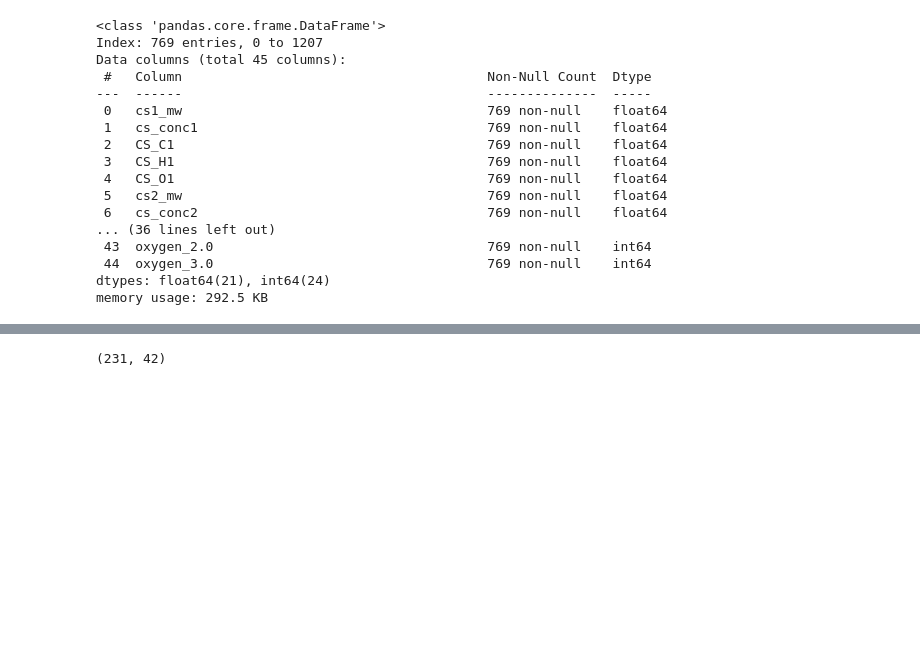
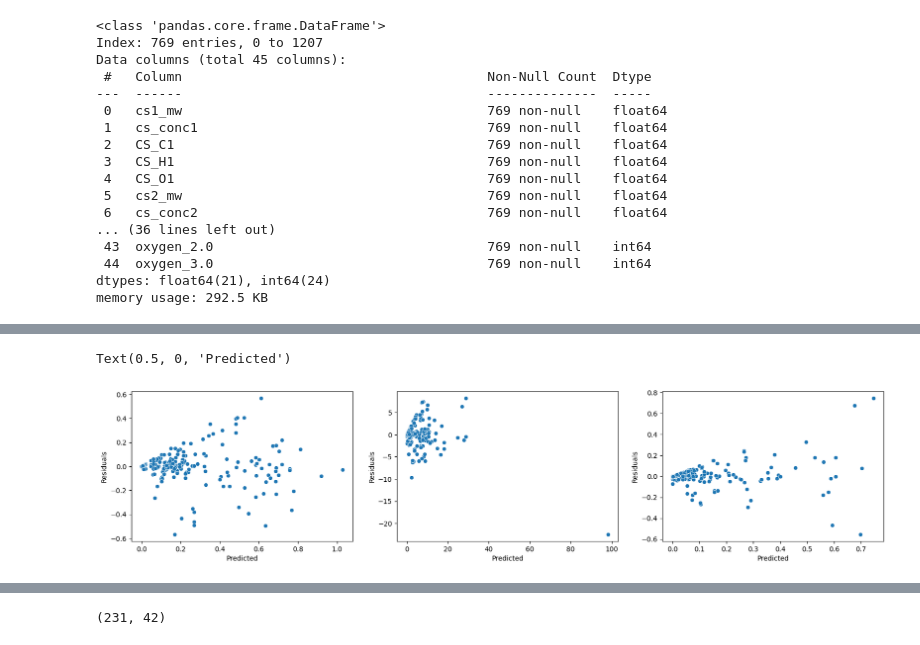
Before and after one commit to ltchuan1983/bioproduction, a Jupyter notebook: notebooks/EDA.ipynb, the cells around one changed output, grey strips where cells are left out. Drawn from its saved outputs; the diff is of its cells as text; code cells hidden in the pictures; blank space fills up the shorter version.

```diff
--- a/notebooks/EDA.ipynb
+++ b/notebooks/EDA.ipynb
@@ -663 +721,17 @@ R_squared score for rate:  -1.6000332345253327
+# %%
+fig, axes = plt.subplots(nrows=1, ncols=3, figsize=(20,4))
+sns.scatterplot(x=y_pred_cat['yield'], y=yield_residuals, ax=axes[0])
+axes[0].set_ylabel('Residuals')
+axes[0].set_xlabel('Predicted')
+
+sns.scatterplot(x=y_pred_cat['titer'], y=titer_residuals, ax=axes[1])
+axes[1].set_ylabel('Residuals')
+axes[1].set_xlabel('Predicted')
+
+sns.scatterplot(x=y_pred_cat['rate'], y=rate_residuals, ax=axes[2])
+axes[2].set_ylabel('Residuals')
+axes[2].set_xlabel('Predicted')
+# %% [output]
+Text(0.5, 0, 'Predicted')
+[figure, added]
 # %%
```
Also changed, not shown: parts of 33 cells of this notebook, 5 other files.
